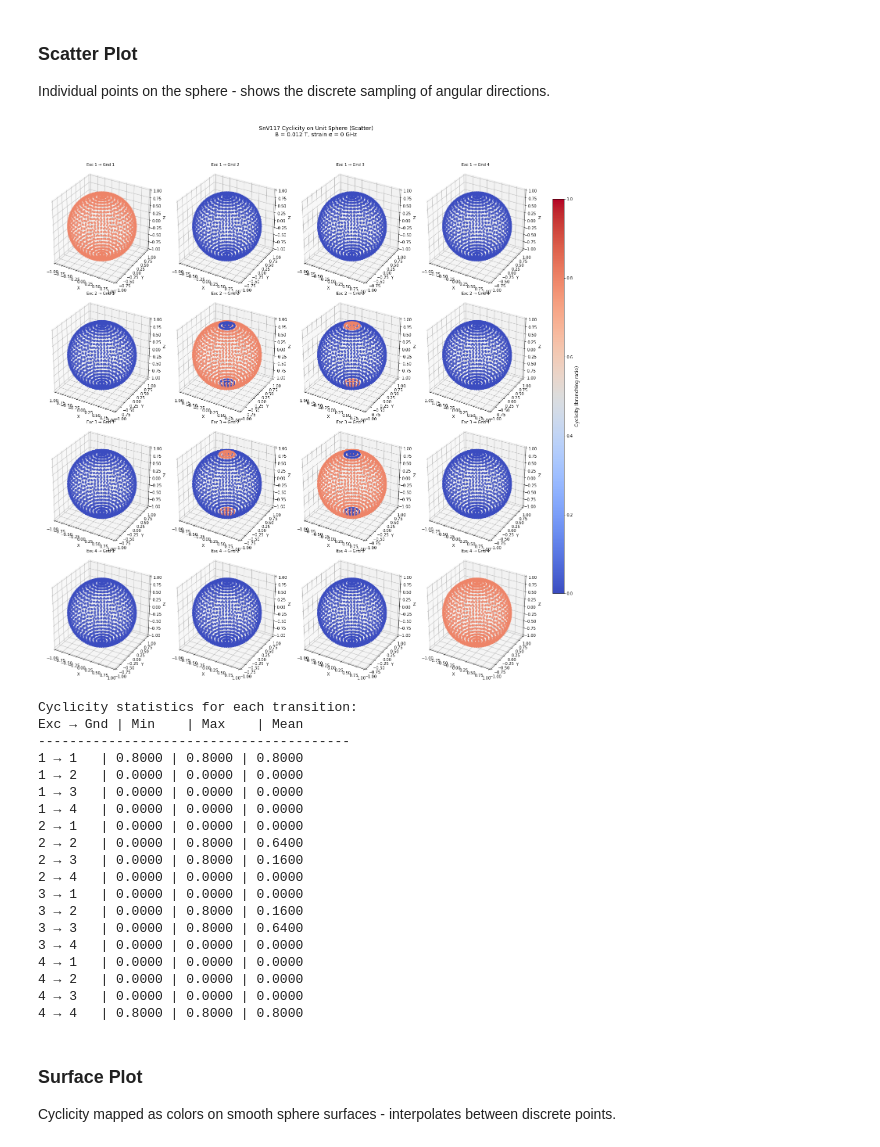
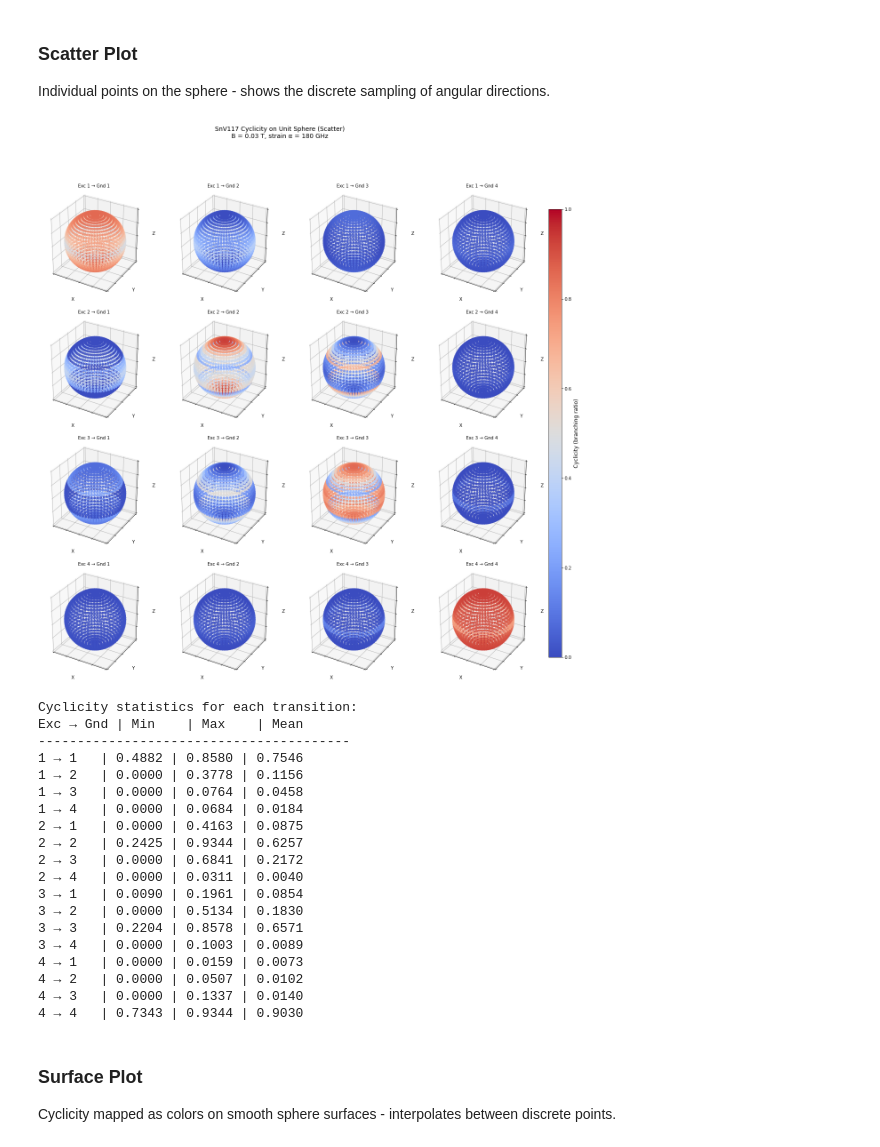
Before and after one commit to ahserhan/SnV_Qubit, a Jupyter notebook: SnV117/SnV117_cyclicity_sphere.ipynb, the cells around one changed output. Saved outputs shown, nothing was run; the diff lists cells and outputs as text; code cells hidden in the pictures.

```diff
--- a/SnV117/SnV117_cyclicity_sphere.ipynb
+++ b/SnV117/SnV117_cyclicity_sphere.ipynb
@@ -15,8 +15,8 @@ import parameters_qutip as params
 # %%
 # Parameters
 # Magnetic field
-# B_Tesla = 0.03  # [Tesla] interesting feature
-B_Tesla = 0.012  # [Tesla]
+B_Tesla = 0.03  # [Tesla]
+# B_Tesla = 0.012  # [Tesla] crossing value
 mu_B_GHz_per_T = 13.996  # [GHz/T]
 g_e = 2.0
 B_GHz = g_e * mu_B_GHz_per_T * B_Tesla  # [GHz]
@@ -32,8 +32,7 @@ phis = np.linspace(0, 2*np.pi, n_phi)
 eta = [1, 0, 1]  # x and z polarization
 
 # Strain parameters
-# alpha = 200  # [GHz]
-alpha = 0  # [GHz]
+alpha = 180  # [GHz]
 beta = 0   # [GHz]
 
 print(f"B = {B_Tesla} T ({B_GHz:.2f} GHz)")
@@ -139,53 +138,58 @@ for ei in range(4):
         ax.set_zlabel('Z')
         ax.set_title(f'Exc {lower_exc_indices[ei]+1} → Gnd {lower_gnd_indices[gi]+1}', fontsize=10)
 
         ax.set_xlim([-1, 1])
         ax.set_ylim([-1, 1])
         ax.set_zlim([-1, 1])
         ax.set_box_aspect([1, 1, 1])
 
+        # Remove tick values
+        ax.set_xticklabels([])
+        ax.set_yticklabels([])
+        ax.set_zticklabels([])
+
 # Colorbar
 fig.subplots_adjust(right=0.9)
 cbar_ax = fig.add_axes([0.92, 0.15, 0.02, 0.7])
 sm = plt.cm.ScalarMappable(cmap=cmap, norm=plt.Normalize(vmin=0, vmax=1))
 sm.set_array([])
 cbar = fig.colorbar(sm, cax=cbar_ax)
 cbar.set_label('Cyclicity (branching ratio)', fontsize=12)
 
 fig.suptitle(f'SnV117 Cyclicity on Unit Sphere (Scatter)\nB = {B_Tesla} T, strain α = {alpha} GHz',
              fontsize=14, y=0.98)
 plt.tight_layout(rect=[0, 0, 0.9, 0.95])
 plt.show()
 
 # Print some statistics
 print("\nCyclicity statistics for each transition:")
 print("Exc → Gnd | Min    | Max    | Mean")
 print("-" * 40)
 for ei in range(4):
     for gi in range(4):
         cyc = cyclicity_lower[:, :, ei, gi]
         print(f"{lower_exc_indices[ei]+1} → {lower_gnd_indices[gi]+1}   | {cyc.min():.4f} | {cyc.max():.4f} | {cyc.mean():.4f}")
 # %% [output]
-[figure, old version]
+[figure, new version]
 Cyclicity statistics for each transition:
 Exc → Gnd | Min    | Max    | Mean
 ----------------------------------------
-1 → 1   | 0.8000 | 0.8000 | 0.8000
-1 → 2   | 0.0000 | 0.0000 | 0.0000
-1 → 3   | 0.0000 | 0.0000 | 0.0000
-1 → 4   | 0.0000 | 0.0000 | 0.0000
-2 → 1   | 0.0000 | 0.0000 | 0.0000
-2 → 2   | 0.0000 | 0.8000 | 0.6400
-2 → 3   | 0.0000 | 0.8000 | 0.1600
-2 → 4   | 0.0000 | 0.0000 | 0.0000
-3 → 1   | 0.0000 | 0.0000 | 0.0000
-3 → 2   | 0.0000 | 0.8000 | 0.1600
-3 → 3   | 0.0000 | 0.8000 | 0.6400
-3 → 4   | 0.0000 | 0.0000 | 0.0000
-4 → 1   | 0.0000 | 0.0000 | 0.0000
-4 → 2   | 0.0000 | 0.0000 | 0.0000
-4 → 3   | 0.0000 | 0.0000 | 0.0000
-4 → 4   | 0.8000 | 0.8000 | 0.8000
+1 → 1   | 0.4882 | 0.8580 | 0.7546
+1 → 2   | 0.0000 | 0.3778 | 0.1156
+1 → 3   | 0.0000 | 0.0764 | 0.0458
+1 → 4   | 0.0000 | 0.0684 | 0.0184
+2 → 1   | 0.0000 | 0.4163 | 0.0875
+2 → 2   | 0.2425 | 0.9344 | 0.6257
+2 → 3   | 0.0000 | 0.6841 | 0.2172
+2 → 4   | 0.0000 | 0.0311 | 0.0040
+3 → 1   | 0.0090 | 0.1961 | 0.0854
+3 → 2   | 0.0000 | 0.5134 | 0.1830
+3 → 3   | 0.2204 | 0.8578 | 0.6571
+3 → 4   | 0.0000 | 0.1003 | 0.0089
+4 → 1   | 0.0000 | 0.0159 | 0.0073
+4 → 2   | 0.0000 | 0.0507 | 0.0102
+4 → 3   | 0.0000 | 0.1337 | 0.0140
+4 → 4   | 0.7343 | 0.9344 | 0.9030
 # %% [markdown]
 ### Surface Plot
 Cyclicity mapped as colors on smooth sphere surfaces - interpolates between discrete points.
```
Also changed, not shown: parts of 3 cells of this notebook, 1 other file.
